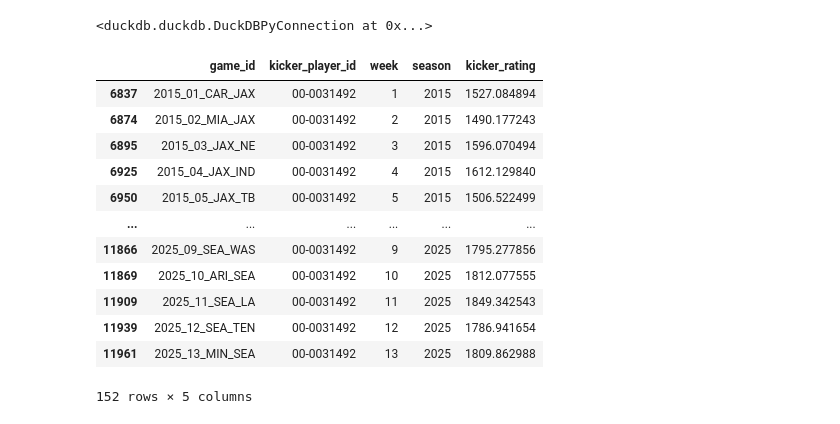
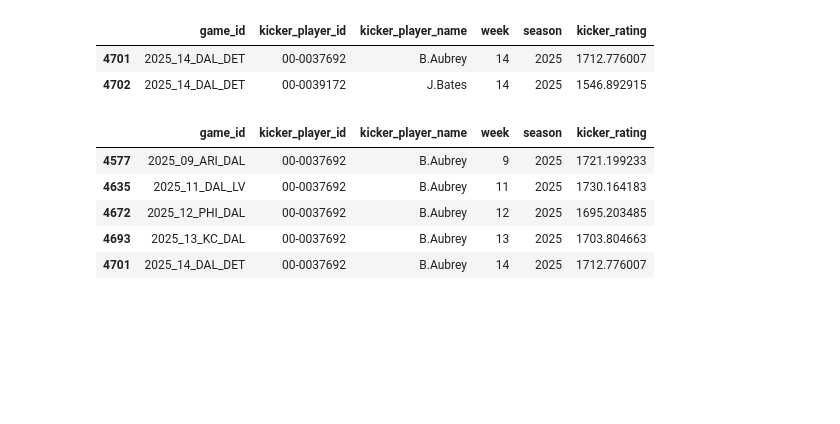
Before and after one commit to sharedw/NFL_sim, a Jupyter notebook: notebooks/other_notebooks/kicker_feature_eng.ipynb, the cells around one changed output. Cells and saved outputs as stored; diff of their text form; code cells hidden in the pictures; blank space fills up the shorter version.

```diff
--- a/notebooks/other_notebooks/kicker_feature_eng.ipynb
+++ b/notebooks/other_notebooks/kicker_feature_eng.ipynb
@@ -30,25 +49,19 @@ np.float64(0.846930877002864)
 # %%
-import torch
-import torch.nn as nn
-import torch.nn.functional as F
-import yaml
 import xgboost as xgb
 import numpy as np
 from sklearn.model_selection import train_test_split
 from sklearn.metrics import (
     accuracy_score,
     confusion_matrix,
-    mean_squared_error,
-    r2_score,
 )
 
-def create_model(df, x_cols, y_col, colsample_bytree=0.5, categorical=False) -> xgb.XGBClassifier:
+def create_model(df, x_cols, y_col, colsample_bytree=0.75, categorical=False) -> xgb.XGBClassifier:
     data = df.loc[~(df[y_col].isna())].copy(deep=True)
     X, y = data[x_cols], data[y_col]
     X_train, X_test, y_train, y_test = train_test_split(
-        X, y, test_size=0.2, random_state=42
+        X, y, test_size=0.2
     )
-    model = xgb.XGBClassifier(eval_metric="mlogloss", colsample_bytree=colsample_bytree, missing=np.nan, enable_categorical=True)
+    model = xgb.XGBClassifier(eval_metric="auc", colsample_bytree=colsample_bytree, missing=np.nan, enable_categorical=True)
     model.fit(X_train, y_train)
 
     y_pred = model.predict(X_test)
@@ -64,8 +77,8 @@ def create_model(df, x_cols, y_col, colsample_bytree=0.5, categorical=False) ->
     return model
 
 
-x_cols = ['wind', 'temp', 'kick_distance', 'season']
+x_cols = ['wind', 'temp', 'kick_distance', 'distance_sq', 'season']
 y_col = ['result']
-model = create_model(df,x_cols, y_col[0])
-model
+model_no_rating = create_model(df,x_cols, y_col[0])
+model_no_rating
 # %% [output]
@@ -88,8 +100,8 @@ XGBClassifier(base_score=None, booster=None, callbacks=None,
 # %%
-from sklearn.metrics import roc_auc_score, average_precision_score, f1_score, confusion_matrix
+from sklearn.metrics import roc_auc_score, average_precision_score, f1_score
 
-y_pred = model.predict(df[x_cols])
-y_proba = model.predict_proba(df[x_cols])[:,1]
+y_pred = model_no_rating.predict(df[x_cols])
+y_proba = model_no_rating.predict_proba(df[x_cols])[:,1]
 
 y_test = df[y_col]
 print("ROC-AUC:", roc_auc_score(y_test, y_proba))
@@ -221,6 +198,6 @@ K.Brindza             2015
 # %%
 pregame_ratings = (
-    df2.groupby(['game_id', 'kicker_player_id', 'week', 'season'], as_index=False)
+    df2.groupby(['game_id', 'kicker_player_id','kicker_player_name', 'week', 'season'], as_index=False)
       .agg({
           'kicker_rating': 'first'
       })
@@ -228,4 +205,13 @@ pregame_ratings = (
 
 df_with_rating = pregame_ratings.merge(df)
 df_with_rating
+
+x_cols = ['wind', 'temp', 'kick_distance', 'distance_sq', 'season', 'kicker_rating']
+y_col = ['result']
+model = create_model(df_with_rating,x_cols, y_col[0], colsample_bytree=0.6)
+model
+
+xgb.plot_importance(model, importance_type='gain')
+plt.tight_layout()
+plt.show()
 # %% [output]
@@ -245,30 +223,16 @@ df_with_rating
-# %%
-import duckdb
-con = duckdb.connect("data/nfl.duckdb")
-
-# Register the DataFrame as a DuckDB table
-con.register("kicker_ratings", pregame_ratings)
-# %% [output]
-<duckdb.duckdb.DuckDBPyConnection at 0x...>
 # %%
-pregame_ratings.loc[pregame_ratings.kicker_player_id == '00-0031492']
+pregame_ratings.loc[pregame_ratings.game_id=='2025_14_DAL_DET']
 # %% [output]
-|  | game_id | kicker_player_id | week | season | kicker_rating |
-| 6837 | 2015_01_CAR_JAX | 00-0031492 | 1 | 2015 | 1527.084894 |
-| 6874 | 2015_02_MIA_JAX | 00-0031492 | 2 | 2015 | 1490.177243 |
-| 6895 | 2015_03_JAX_NE | 00-0031492 | 3 | 2015 | 1596.070494 |
-| 6925 | 2015_04_JAX_IND | 00-0031492 | 4 | 2015 | 1612.129840 |
-| 6950 | 2015_05_JAX_TB | 00-0031492 | 5 | 2015 | 1506.522499 |
-| ... | ... | ... | ... | ... | ... |
-| 11866 | 2025_09_SEA_WAS | 00-0031492 | 9 | 2025 | 1795.277856 |
-| 11869 | 2025_10_ARI_SEA | 00-0031492 | 10 | 2025 | 1812.077555 |
-| 11909 | 2025_11_SEA_LA | 00-0031492 | 11 | 2025 | 1849.342543 |
-| 11939 | 2025_12_SEA_TEN | 00-0031492 | 12 | 2025 | 1786.941654 |
-| 11961 | 2025_13_MIN_SEA | 00-0031492 | 13 | 2025 | 1809.862988 |
+|  | game_id | kicker_player_id | kicker_player_name | week | season | kicker_rating |
+| 4701 | 2025_14_DAL_DET | 00-0037692 | B.Aubrey | 14 | 2025 | 1712.776007 |
+| 4702 | 2025_14_DAL_DET | 00-0039172 | J.Bates | 14 | 2025 | 1546.892915 |
-152 rows × 5 columns
 # %%
+import duckdb
+con = duckdb.connect("data/nfl.duckdb")
 
-# Now run SQL joining the schedule and depth_chart tables with kicker_ratings
+# Register the DataFrame as a DuckDB table
+con.register("kicker_ratings", pregame_ratings)
+
 query = """
 create or replace table kicker_ratings as
 select d.*,
@@ -288,7 +252,15 @@ left join kicker_ratings as k
   order by gameday
 """
 
-all_kickers_df = con.execute(query).df()
+con.execute(query).df()
 
-all_kickers_df
 con.close()
+
+pregame_ratings.loc[pregame_ratings.kicker_player_name == 'B.Aubrey'].tail(5)
+# %% [output]
+|  | game_id | kicker_player_id | kicker_player_name | week | season | kicker_rating |
+| 4577 | 2025_09_ARI_DAL | 00-0037692 | B.Aubrey | 9 | 2025 | 1721.199233 |
+| 4635 | 2025_11_DAL_LV | 00-0037692 | B.Aubrey | 11 | 2025 | 1730.164183 |
+| 4672 | 2025_12_PHI_DAL | 00-0037692 | B.Aubrey | 12 | 2025 | 1695.203485 |
+| 4693 | 2025_13_KC_DAL | 00-0037692 | B.Aubrey | 13 | 2025 | 1703.804663 |
+| 4701 | 2025_14_DAL_DET | 00-0037692 | B.Aubrey | 14 | 2025 | 1712.776007 |
```
Also changed, not shown: parts of 20 cells of this notebook, 16 other files.
